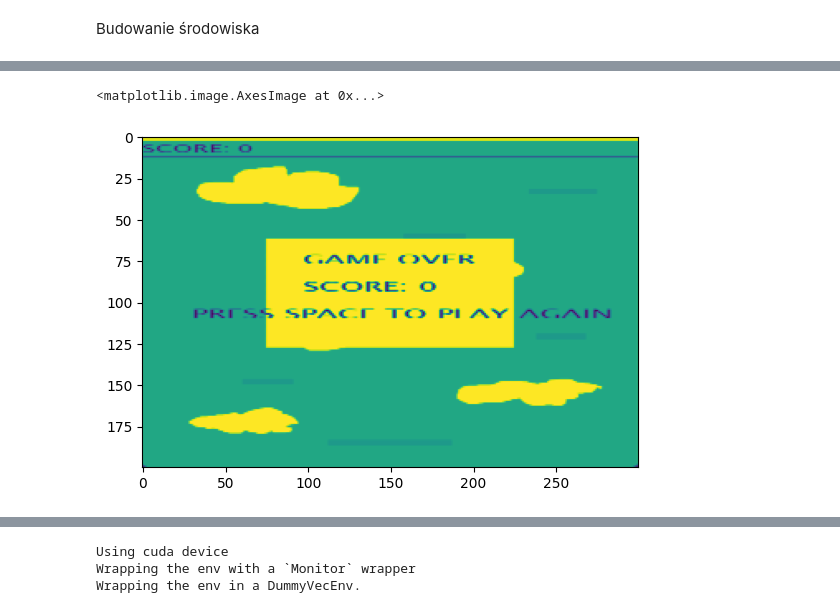
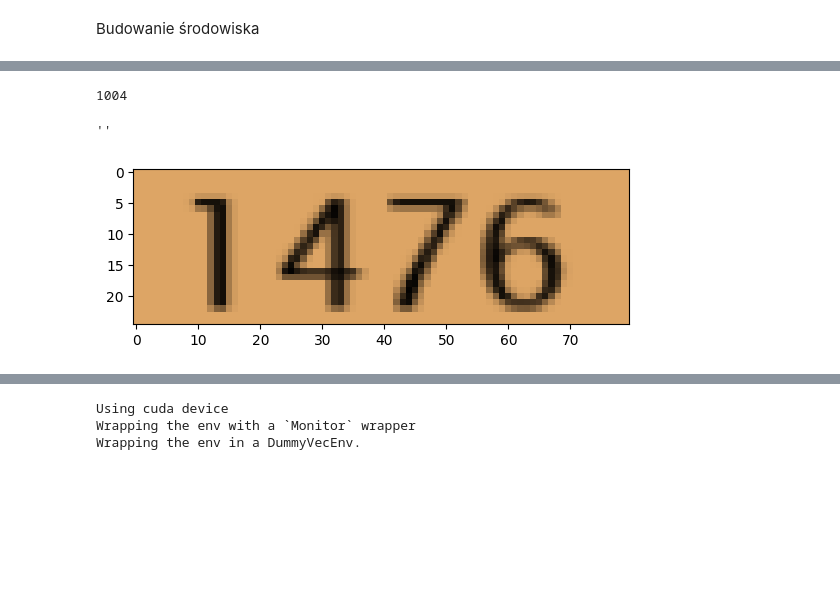
Before and after one commit to ssjablonski/ZenithJump, a Jupyter notebook: agent_training.ipynb, the cells around one changed output, grey strips where cells are left out. Saved outputs shown, nothing was run; the diff lists cells and outputs as text; code cells hidden in the pictures; blank space fills up the shorter version.

```diff
--- a/agent_training.ipynb
+++ b/agent_training.ipynb
@@ -117,5 +116,0 @@ env.close()
-# %%
-plt.imshow(env.get_observation()[0])
-# %% [output]
-<matplotlib.image.AxesImage at 0x...>
-[figure, removed]
@@ -122,3 +119,15 @@ plt.imshow(env.get_observation()[0])
+# %%
+score
+# %% [output]
+1004
+# %%
+env = ZenithJump()
+res, done_cap = env.get_score()
+plt.imshow(done_cap)
+res
+# %% [output]
+''
+[figure, added]
 # %%
 env = ZenithJump()
 done, done_cap = env.get_done()
```
Also changed, not shown: parts of 13 cells of this notebook, 1 other file.
